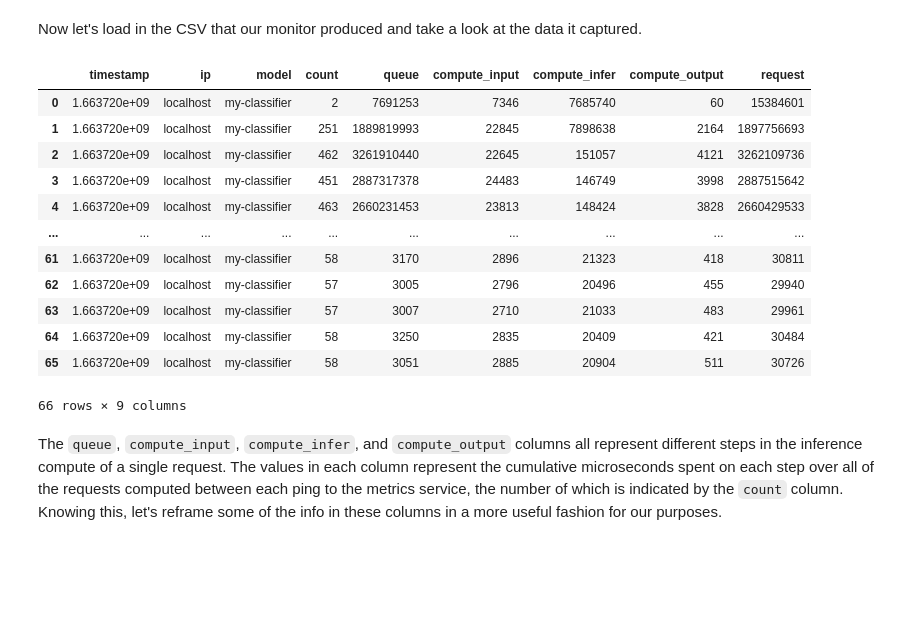
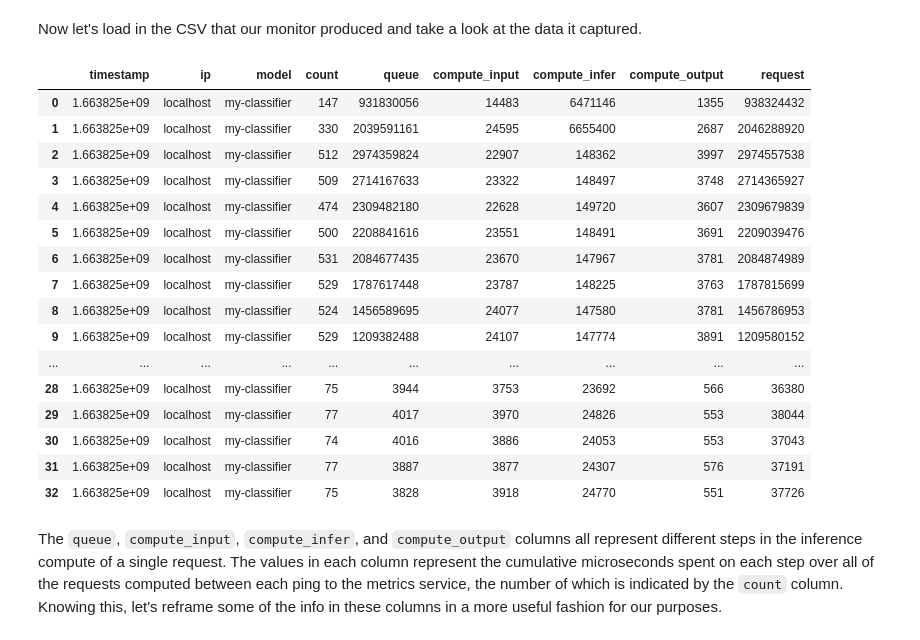
Before and after one commit to alecgunny/hermes-examples, a Jupyter notebook: hermes-hello-world.ipynb, the cells around one changed output. Saved outputs shown, nothing was run; the diff lists cells and outputs as text; code cells hidden in the pictures; blank space fills up the shorter version.

```diff
--- a/hermes-hello-world.ipynb
+++ b/hermes-hello-world.ipynb
@@ -324,6 +299,11 @@ For diagnosing these sorts of questions, Triton makes some inference metrics ava
 
 Let's run the same snippet from above with a monitor in place and take a look at how queuing latency evolves over time. If requests spend longer and longer queuing over time, then our network is acting as a bottleneck and we need to scale it up. Otherwise, something else is going wrong.
 # %%
+# set up a new directory just for our metrics
+metrics_dir = Path("metrics")
+metrics_dir.mkdir(exist_ok=True)
+metrics_file = metrics_dir / "non-streaming_single-model.csv"
+
 callback = Callback(num_inferences)
 with serve("model-repo", gpus=[0]) as instance:
     logger.info("Waiting for inference service to come online...")
@@ -339,9 +319,10 @@ with serve("model-repo", gpus=[0]) as instance:
     monitor = ServerMonitor(
         model_name="my-classifier",
         ips="localhost",
-        filename="non-streaming_single-model_server-stats.csv",
+        filename=metrics_file,
         model_version=1,
-        name="monitor"
+        name="monitor",
+        rate=4
     )
 
     with client, monitor:
@@ -350,11 +331,12 @@ with serve("model-repo", gpus=[0]) as instance:
             stop = start + kernel_size
             kernel = hoft[:, start: stop][None]
 
+            # for various reasons, the rate limiter won't work
+            # here, so we'll be generous and insert a sleep
+            # for half as long as the actual rate would be
             client.infer(kernel, request_id=i)
-            time.sleep(1 / INFERENCE_SAMPLING_RATE / INFERENCE_RATE)
+            time.sleep(0.5 / INFERENCE_SAMPLING_RATE / INFERENCE_RATE)
 
-        # wait for the callback under the context this
-        # time to let the monitor keep doing its thing
         while True:
             results = client.get()
             if results is not None:
@@ -368,22 +350,26 @@ singularity -s instance start --nv /cvmfs/singularity.opensciencegrid.org/fastml
 # %% [markdown]
 Now let's load in the CSV that our monitor produced and take a look at the data it captured.
 # %%
-df = pd.read_csv("non-streaming_single-model_server-stats.csv")
+df = pd.read_csv(metrics_file)
 df
 # %% [output]
 |  | timestamp | ip | model | count | queue | compute_input | compute_infer | compute_output | request |
-| 0 | 1.663720e+09 | localhost | my-classifier | 2 | 7691253 | 7346 | 7685740 | 60 | 15384601 |
-| 1 | 1.663720e+09 | localhost | my-classifier | 251 | 1889819993 | 22845 | 7898638 | 2164 | 1897756693 |
-| 2 | 1.663720e+09 | localhost | my-classifier | 462 | 3261910440 | 22645 | 151057 | 4121 | 3262109736 |
-| 3 | 1.663720e+09 | localhost | my-classifier | 451 | 2887317378 | 24483 | 146749 | 3998 | 2887515642 |
-| 4 | 1.663720e+09 | localhost | my-classifier | 463 | 2660231453 | 23813 | 148424 | 3828 | 2660429533 |
+| 0 | 1.663825e+09 | localhost | my-classifier | 147 | 931830056 | 14483 | 6471146 | 1355 | 938324432 |
+| 1 | 1.663825e+09 | localhost | my-classifier | 330 | 2039591161 | 24595 | 6655400 | 2687 | 2046288920 |
+| 2 | 1.663825e+09 | localhost | my-classifier | 512 | 2974359824 | 22907 | 148362 | 3997 | 2974557538 |
+| 3 | 1.663825e+09 | localhost | my-classifier | 509 | 2714167633 | 23322 | 148497 | 3748 | 2714365927 |
+| 4 | 1.663825e+09 | localhost | my-classifier | 474 | 2309482180 | 22628 | 149720 | 3607 | 2309679839 |
+| 5 | 1.663825e+09 | localhost | my-classifier | 500 | 2208841616 | 23551 | 148491 | 3691 | 2209039476 |
+| 6 | 1.663825e+09 | localhost | my-classifier | 531 | 2084677435 | 23670 | 147967 | 3781 | 2084874989 |
+| 7 | 1.663825e+09 | localhost | my-classifier | 529 | 1787617448 | 23787 | 148225 | 3763 | 1787815699 |
+| 8 | 1.663825e+09 | localhost | my-classifier | 524 | 1456589695 | 24077 | 147580 | 3781 | 1456786953 |
+| 9 | 1.663825e+09 | localhost | my-classifier | 529 | 1209382488 | 24107 | 147774 | 3891 | 1209580152 |
 | ... | ... | ... | ... | ... | ... | ... | ... | ... | ... |
-| 61 | 1.663720e+09 | localhost | my-classifier | 58 | 3170 | 2896 | 21323 | 418 | 30811 |
-| 62 | 1.663720e+09 | localhost | my-classifier | 57 | 3005 | 2796 | 20496 | 455 | 29940 |
-| 63 | 1.663720e+09 | localhost | my-classifier | 57 | 3007 | 2710 | 21033 | 483 | 29961 |
-| 64 | 1.663720e+09 | localhost | my-classifier | 58 | 3250 | 2835 | 20409 | 421 | 30484 |
-| 65 | 1.663720e+09 | localhost | my-classifier | 58 | 3051 | 2885 | 20904 | 511 | 30726 |
+| 28 | 1.663825e+09 | localhost | my-classifier | 75 | 3944 | 3753 | 23692 | 566 | 36380 |
+| 29 | 1.663825e+09 | localhost | my-classifier | 77 | 4017 | 3970 | 24826 | 553 | 38044 |
+| 30 | 1.663825e+09 | localhost | my-classifier | 74 | 4016 | 3886 | 24053 | 553 | 37043 |
+| 31 | 1.663825e+09 | localhost | my-classifier | 77 | 3887 | 3877 | 24307 | 576 | 37191 |
+| 32 | 1.663825e+09 | localhost | my-classifier | 75 | 3828 | 3918 | 24770 | 551 | 37726 |
-66 rows × 9 columns
 # %% [markdown]
 The `queue`, `compute_input`, `compute_infer`, and `compute_output` columns all represent different steps in the inference compute of a single request. The values in each column represent the cumulative microseconds spent on each step over all of the requests computed between each ping to the metrics service, the number of which is indicated by the `count` column. Knowing this, let's reframe some of the info in these columns in a more useful fashion for our purposes.
 # %%
```
Also changed, not shown: parts of 32 cells of this notebook, 4 other files.
